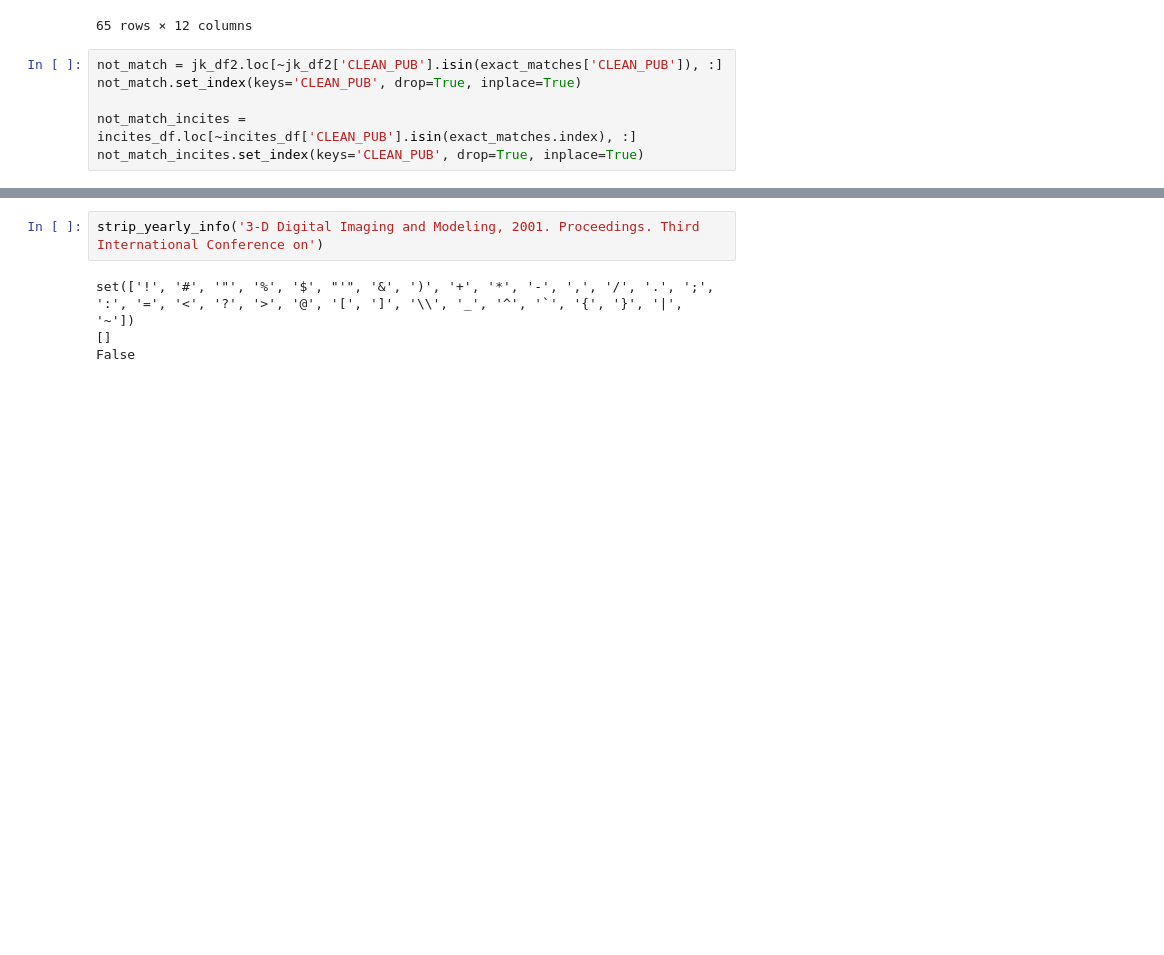
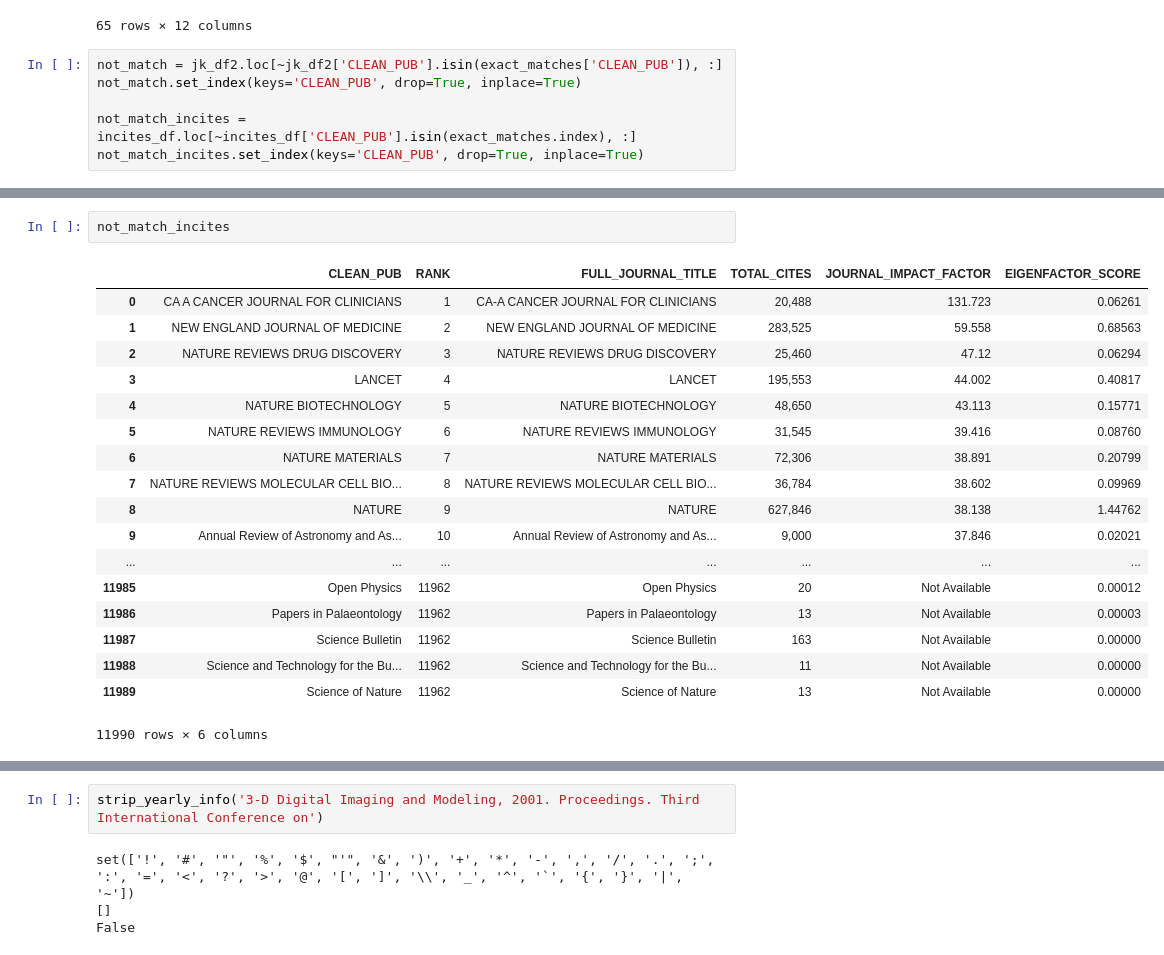
Before and after one commit to LindseyRRay/Drone_Data, a Jupyter notebook: journal_analysis/InCites to Journal Key.ipynb, the cells around one changed output, grey strips where cells are left out. Saved outputs shown, nothing was run; the diff lists cells and outputs as text; blank space fills up the shorter version.

```diff
--- a/journal_analysis/InCites to Journal Key.ipynb
+++ b/journal_analysis/InCites to Journal Key.ipynb
@@ -214 +221,22 @@ def get_close_matches(x, match_index):
+# %%
+not_match_incites
+# %% [output]
+|  | CLEAN_PUB | RANK | FULL_JOURNAL_TITLE | TOTAL_CITES | JOURNAL_IMPACT_FACTOR | EIGENFACTOR_SCORE |
+| 0 | CA A CANCER JOURNAL FOR CLINICIANS | 1 | CA-A CANCER JOURNAL FOR CLINICIANS | 20,488 | 131.723 | 0.06261 |
+| 1 | NEW ENGLAND JOURNAL OF MEDICINE | 2 | NEW ENGLAND JOURNAL OF MEDICINE | 283,525 | 59.558 | 0.68563 |
+| 2 | NATURE REVIEWS DRUG DISCOVERY | 3 | NATURE REVIEWS DRUG DISCOVERY | 25,460 | 47.12 | 0.06294 |
+| 3 | LANCET | 4 | LANCET | 195,553 | 44.002 | 0.40817 |
+| 4 | NATURE BIOTECHNOLOGY | 5 | NATURE BIOTECHNOLOGY | 48,650 | 43.113 | 0.15771 |
+| 5 | NATURE REVIEWS IMMUNOLOGY | 6 | NATURE REVIEWS IMMUNOLOGY | 31,545 | 39.416 | 0.08760 |
+| 6 | NATURE MATERIALS | 7 | NATURE MATERIALS | 72,306 | 38.891 | 0.20799 |
+| 7 | NATURE REVIEWS MOLECULAR CELL BIO... | 8 | NATURE REVIEWS MOLECULAR CELL BIO... | 36,784 | 38.602 | 0.09969 |
+| 8 | NATURE | 9 | NATURE | 627,846 | 38.138 | 1.44762 |
+| 9 | Annual Review of Astronomy and As... | 10 | Annual Review of Astronomy and As... | 9,000 | 37.846 | 0.02021 |
+| ... | ... | ... | ... | ... | ... | ... |
+| 11985 | Open Physics | 11962 | Open Physics | 20 | Not Available | 0.00012 |
+| 11986 | Papers in Palaeontology | 11962 | Papers in Palaeontology | 13 | Not Available | 0.00003 |
+| 11987 | Science Bulletin | 11962 | Science Bulletin | 163 | Not Available | 0.00000 |
+| 11988 | Science and Technology for the Bu... | 11962 | Science and Technology for the Bu... | 11 | Not Available | 0.00000 |
+| 11989 | Science of Nature | 11962 | Science of Nature | 13 | Not Available | 0.00000 |
+11990 rows × 6 columns
 # %%
```
Also changed, not shown: parts of 22 cells of this notebook.
